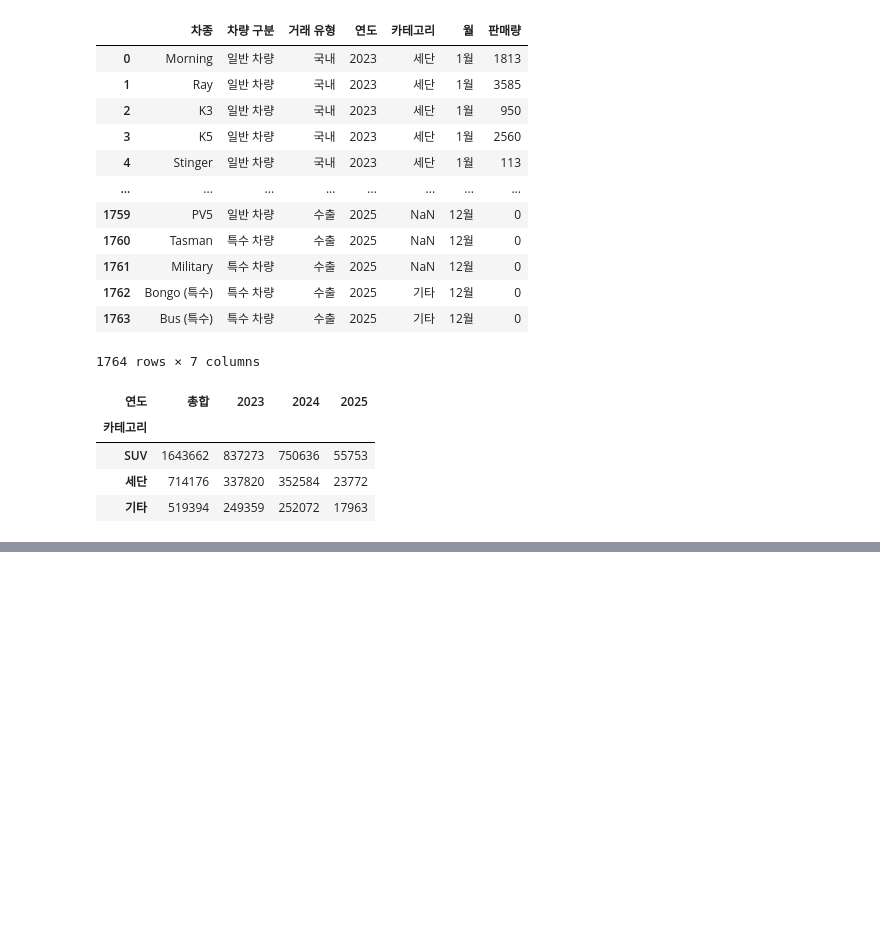
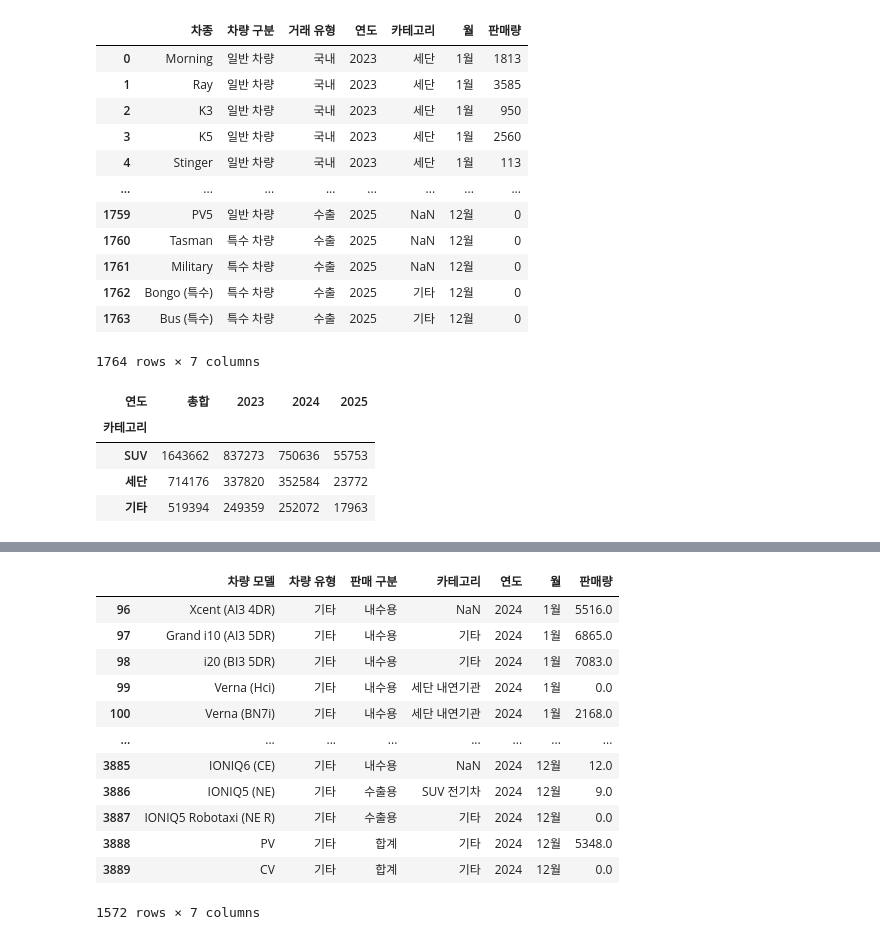
Before and after one commit to Coding-Supremacy/manifest-mini, a Jupyter notebook: junghee/분석 요약표 집계.ipynb, the cells around one changed output, grey strips where cells are left out. Cells and saved outputs as stored; diff of their text form; code cells hidden in the pictures; blank space fills up the shorter version.

```diff
--- a/junghee/분석 요약표 집계.ipynb
+++ b/junghee/분석 요약표 집계.ipynb
@@ -410,0 +531,11 @@ df_melted
+# %%
+df = pd.read_csv('../data/현대_차종별판매실적.csv')
+# %%
+ # 카테고리 매핑 딕셔너리 만들기
+car_category_map = {}
+for category, models in car_types.items():
+    for model in models:
+        car_category_map[model] = category
+
+# df_sales에 카테고리 컬럼 추가
+df['카테고리'] = df['차량 모델'].map(car_category_map)
@@ -410,0 +557,18 @@ df_melted
+# %%
+모델_유형_2024 = df_melted.loc[df_melted['연도'] == 2024]
+# %%
+모델_유형_2024
+# %% [output]
+|  | 차량 모델 | 차량 유형 | 판매 구분 | 카테고리 | 연도 | 월 | 판매량 |
+| 96 | Xcent (AI3 4DR) | 기타 | 내수용 | NaN | 2024 | 1월 | 5516.0 |
+| 97 | Grand i10 (AI3 5DR) | 기타 | 내수용 | 기타 | 2024 | 1월 | 6865.0 |
+| 98 | i20 (BI3 5DR) | 기타 | 내수용 | 기타 | 2024 | 1월 | 7083.0 |
+| 99 | Verna (Hci) | 기타 | 내수용 | 세단 내연기관 | 2024 | 1월 | 0.0 |
+| 100 | Verna (BN7i) | 기타 | 내수용 | 세단 내연기관 | 2024 | 1월 | 2168.0 |
+| ... | ... | ... | ... | ... | ... | ... | ... |
+| 3885 | IONIQ6 (CE) | 기타 | 내수용 | NaN | 2024 | 12월 | 12.0 |
+| 3886 | IONIQ5 (NE) | 기타 | 수출용 | SUV 전기차 | 2024 | 12월 | 9.0 |
+| 3887 | IONIQ5 Robotaxi (NE R) | 기타 | 수출용 | 기타 | 2024 | 12월 | 0.0 |
+| 3888 | PV | 기타 | 합계 | 기타 | 2024 | 12월 | 5348.0 |
+| 3889 | CV | 기타 | 합계 | 기타 | 2024 | 12월 | 0.0 |
+1572 rows × 7 columns
```
Also changed, not shown: parts of 29 cells of this notebook, 2 other files.
